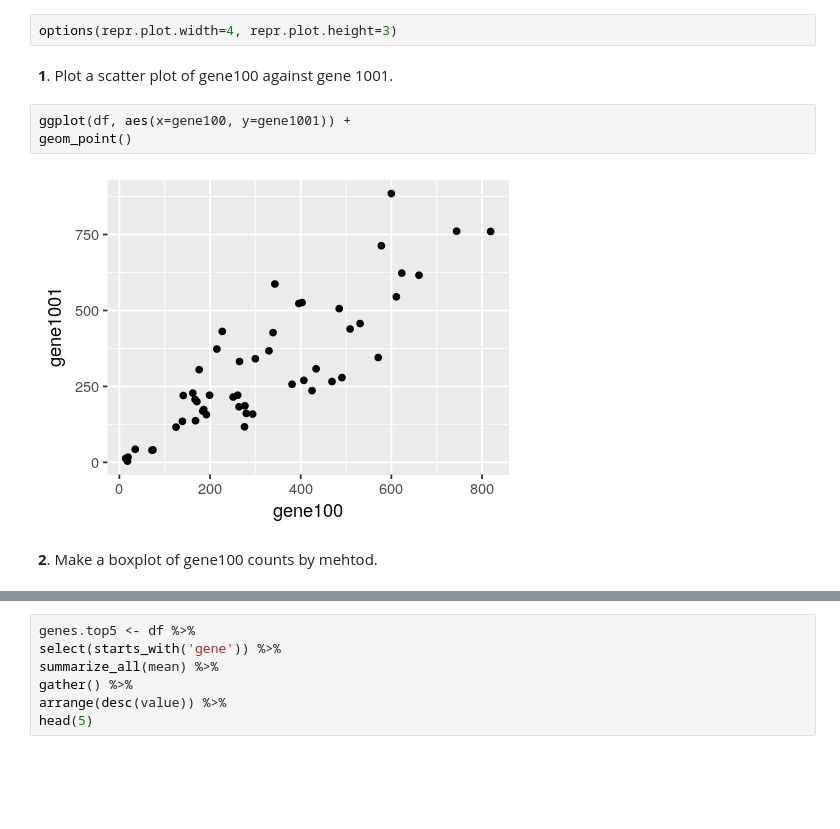
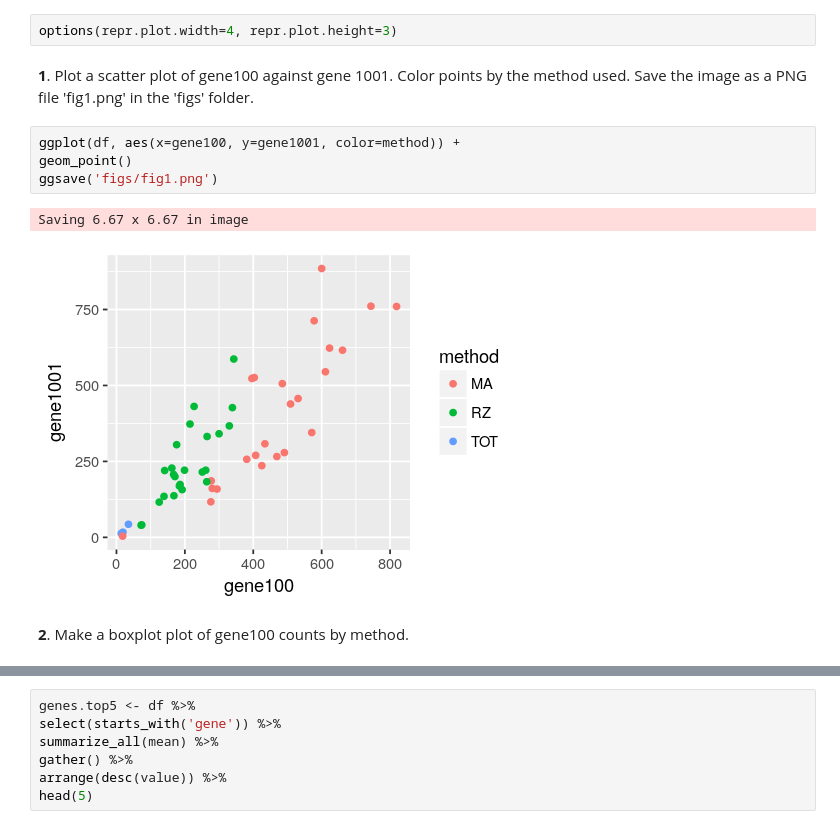
Before and after one commit to ofetad/HTS-notebooks, a Jupyter notebook: cliburn/R_Graphics_Exercise_Solutions.ipynb, the cells around one changed output, grey strips where cells are left out. Saved outputs shown, nothing was run; the diff lists cells and outputs as text; blank space fills up the shorter version.

Commit message:
Update graphics exercise

```diff
--- a/cliburn/R_Graphics_Exercise_Solutions.ipynb
+++ b/cliburn/R_Graphics_Exercise_Solutions.ipynb
@@ -38,14 +41,16 @@ df[1:10, 1:10]
 # %%
 options(repr.plot.width=4, repr.plot.height=3)
 # %% [markdown]
-**1**. Plot a scatter plot of gene100 against gene 1001.
+**1**. Plot a scatter plot of gene100 against gene 1001. Color points by the method used. Save the image as a PNG file 'fig1.png' in the 'figs' folder.
 # %%
-ggplot(df, aes(x=gene100, y=gene1001)) +
+ggplot(df, aes(x=gene100, y=gene1001, color=method)) +
 geom_point()
+ggsave('figs/fig1.png')
 # %% [output]
+Saving 6.67 x 6.67 in image
-[figure, old version]
+[figure, new version]
 # %% [markdown]
-**2**. Make a boxplot of gene100 counts by mehtod.
+**2**. Make a boxplot plot of gene100 counts by method.
 # %%
 ggplot(df, aes(x=method, y=gene100)) +
 geom_boxplot()
```
Also changed, not shown: parts of 9 cells of this notebook, 7 other files.
